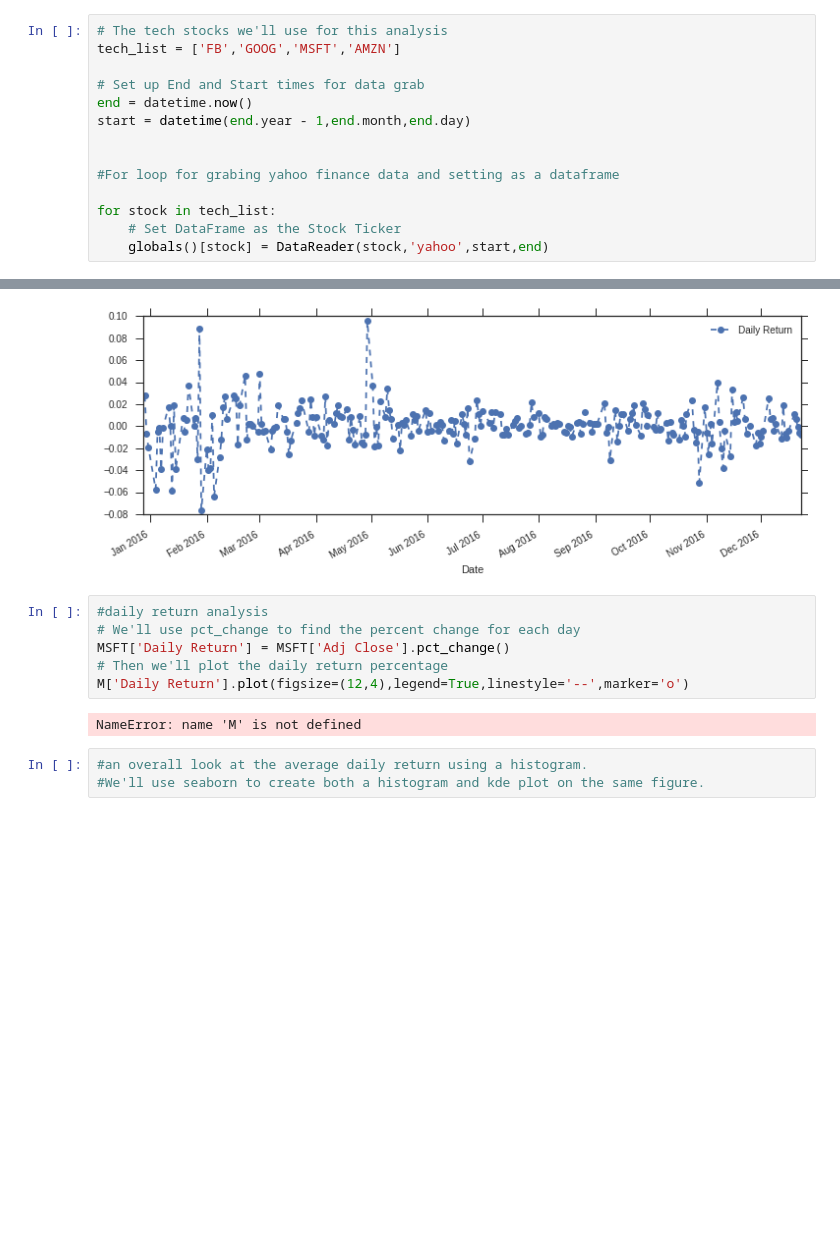
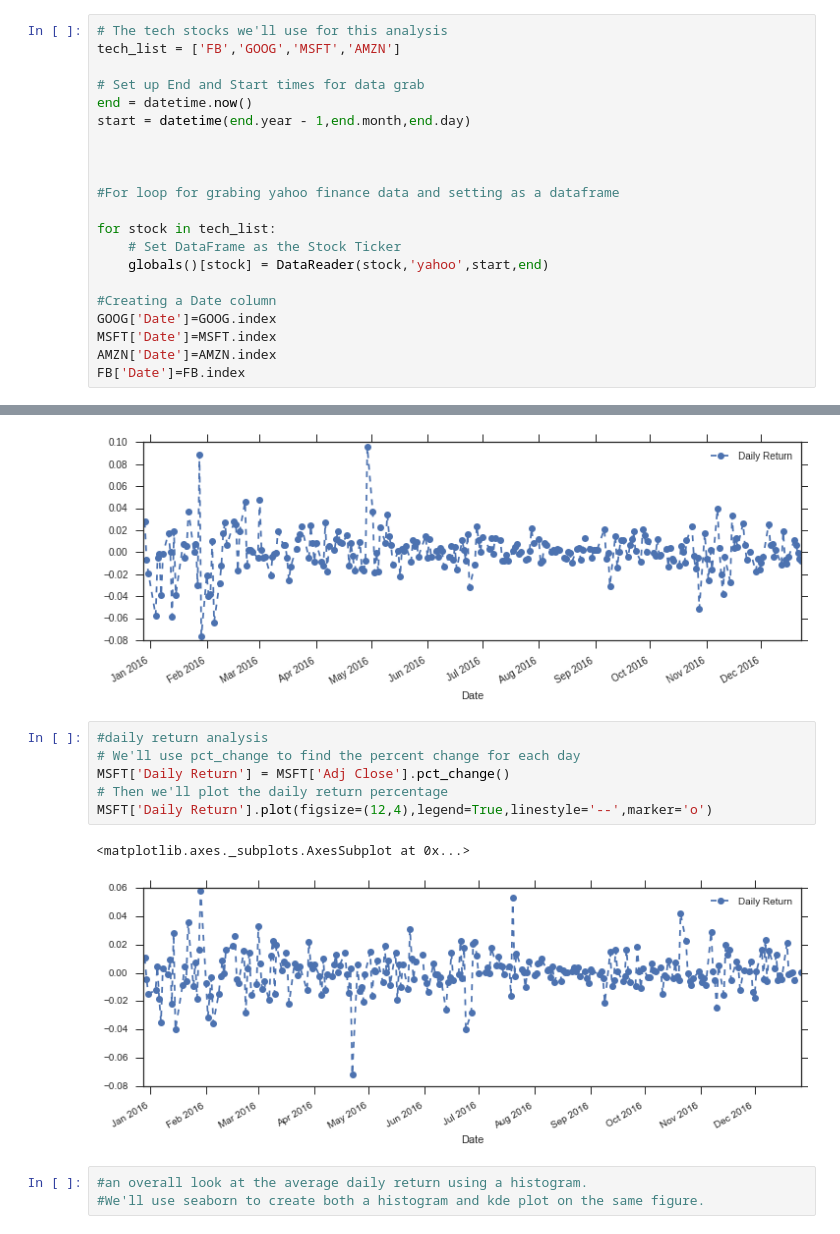
Before and after one commit to irfanalidv/Stock-Market-Analysis, a Jupyter notebook: Stock Market Analysis.ipynb, the cells around one changed output, grey strips where cells are left out. Saved outputs shown, nothing was run; the diff lists cells and outputs as text; blank space fills up the shorter version.

```diff
--- a/Stock Market Analysis.ipynb
+++ b/Stock Market Analysis.ipynb
@@ -30,11 +34,18 @@ end = datetime.now()
 start = datetime(end.year - 1,end.month,end.day)
 
 
+
 #For loop for grabing yahoo finance data and setting as a dataframe
 
 for stock in tech_list:
     # Set DataFrame as the Stock Ticker
     globals()[stock] = DataReader(stock,'yahoo',start,end)
+
+#Creating a Date column
+GOOG['Date']=GOOG.index
+MSFT['Date']=MSFT.index
+AMZN['Date']=AMZN.index
+FB['Date']=FB.index
 # %%
 GOOG.describe()
 # %% [output]
@@ -156,11 +167,12 @@ AMZN['Daily Return'].plot(figsize=(12,4),legend=True,linestyle='--',marker='o')
 # %%
 #daily return analysis
 # We'll use pct_change to find the percent change for each day
 MSFT['Daily Return'] = MSFT['Adj Close'].pct_change()
 # Then we'll plot the daily return percentage
-M['Daily Return'].plot(figsize=(12,4),legend=True,linestyle='--',marker='o')
+MSFT['Daily Return'].plot(figsize=(12,4),legend=True,linestyle='--',marker='o')
 # %% [output]
-NameError: name 'M' is not defined
+<matplotlib.axes._subplots.AxesSubplot at 0x...>
+[figure, added]
 # %%
 #an overall look at the average daily return using a histogram.
 #We'll use seaborn to create both a histogram and kde plot on the same figure.
```
Also changed, not shown: parts of 12 cells of this notebook.
